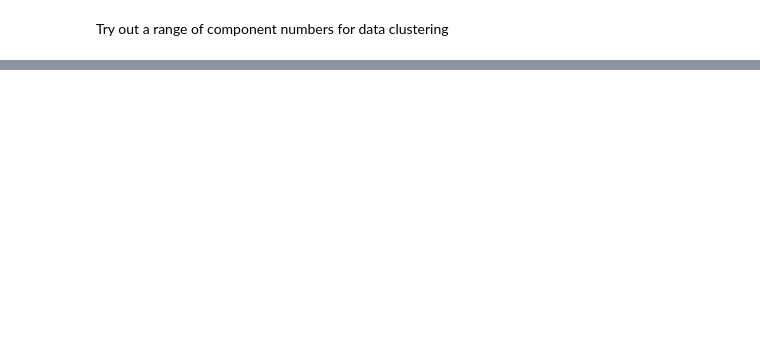
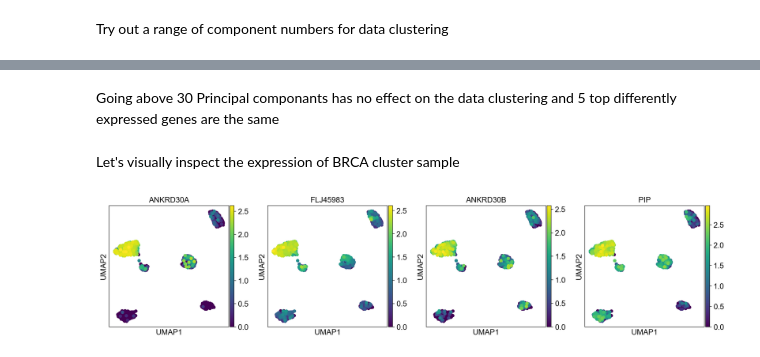
Before and after one commit to IgnasMa/SynBioProject, a Jupyter notebook: Synthetic Biology Project.ipynb, the cells around one changed output, grey strips where cells are left out. Cells and saved outputs as stored; diff of their text form; code cells hidden in the pictures; blank space fills up the shorter version.

```diff
--- a/Synthetic Biology Project.ipynb
+++ b/Synthetic Biology Project.ipynb
@@ -235,0 +321,37 @@ number of components = 50
+# %%
+def DGE(sample, num):
+
+    #initial vlaues
+    dge_data = {}
+    dge_all = {}
+    dge_genes = pd.DataFrame()
+
+    #run get_dge on all samples
+    for i in range(0, num):
+            print(f'cluster {i}')
+            #Perform dge analysis of each cluster against all other clusters
+            all_clusters =[f'{i}' for i in range(0, num)]
+            all_clusters.remove(f'{i}')
+
+            #create a mask to compare single cluster to the rest
+            mask1 = np.in1d(sample.obs_vector('leiden'), [f'{i}'])
+            mask2 = np.in1d(sample.obs_vector('leiden'), all_clusters)
+
+            dge_df = get_dge(sample, mask1, mask2)
+
+            #store the dge data in a dict
+            dge_all[f'Cluster {i}'] = dge_df
+            #Keep only significant data and sort based on expression ratio
+            dge_data[f'Cluster {i}']= dge_df.query('pv < 0.05').sort_values('ratio', ascending=False).head(25)
+
+    #process the dge data
+    for iG, cluster in enumerate(dge_data):
+        #name columns based on cluster analyzed
+        dge =  pd.Series(dge_data[f'{cluster}']['gene'], name = cluster)
+        dge = dge.reset_index()
+        #store the data in a single dataframe
+        dge_genes = pd.concat([dge_genes, dge], axis=1)
+
+    #drop index column
+    dge_genes.drop('index', axis = 1, inplace = True)
+    return dge_genes
@@ -235,0 +360,4 @@ number of components = 50
+# %%
+dge_data = {}
+for iG,i in enumerate(data_pca):
+    dge_data[f'{i}'] = DGE(data_pca[i], len(data_pca[i].obs['leiden'].unique()))
@@ -235,0 +429,9 @@ number of components = 50
+# %% [markdown]
+Going above 30 Principal componants has no effect on the data clustering and 5 top differently expressed genes are the same
+# %% [markdown]
+Let's visually inspect the expression of BRCA cluster sample
+# %%
+# plot top4 ranked differentially expressed genes for BRCA sample cluster 0
+sc.pl.umap(data_pca['20'], color=dge_data['20']['Cluster 3'].head(4).tolist())
+# %% [output]
+[figure, added]
```
Also changed, not shown: parts of 39 cells of this notebook.
